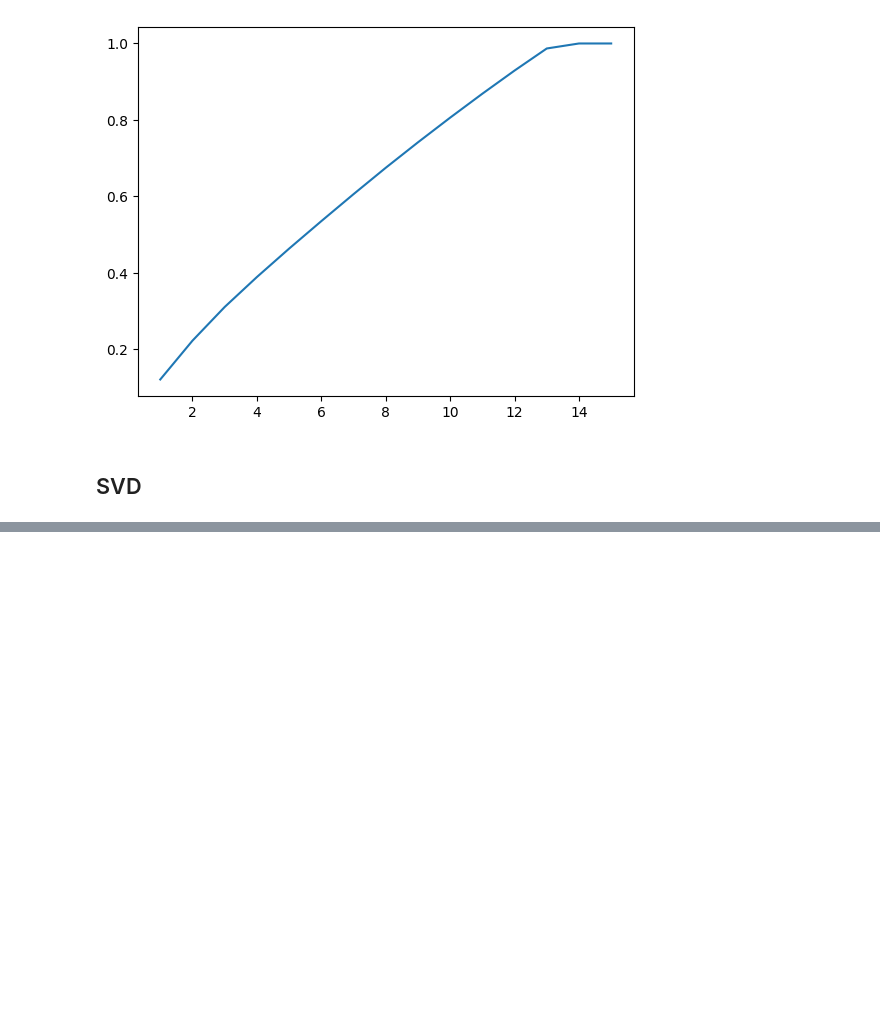
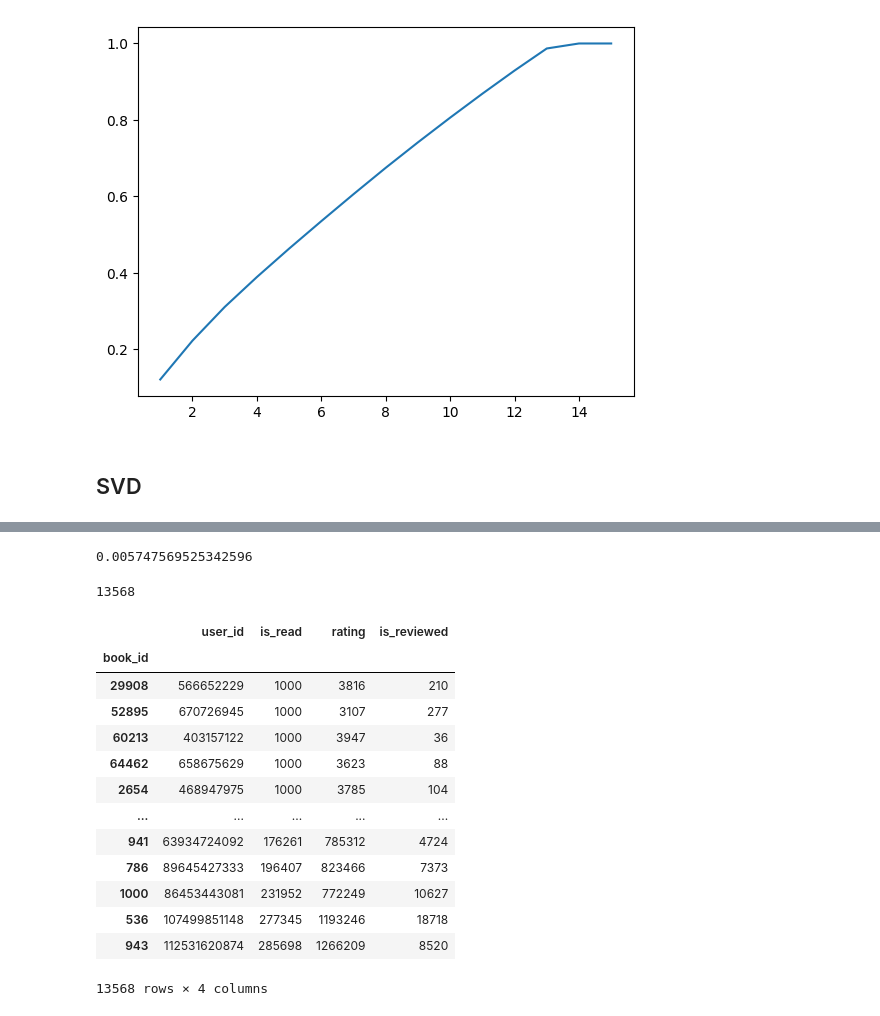
Before and after one commit to sean-r-duffy/DS5230-Final, a Jupyter notebook: embedding_creation_v1.ipynb, the cells around one changed output, grey strips where cells are left out. Drawn from its saved outputs; the diff is of its cells as text; code cells hidden in the pictures; blank space fills up the shorter version.

```diff
--- a/embedding_creation_v1.ipynb
+++ b/embedding_creation_v1.ipynb
@@ -86,0 +163,2 @@ ValueError: All arrays must be of the same length
+# %%
+int_df = pd.read_csv('data/goodreads_interactions.csv')
@@ -86,0 +173,2 @@ ValueError: All arrays must be of the same length
+# %%
+read_counts = int_df.groupby(by='book_id').sum().sort_values('is_read', ascending=False)
@@ -86,0 +197,27 @@ ValueError: All arrays must be of the same length
+# %%
+len(read_counts[read_counts.is_read >= 1000])/len(read_counts)
+# %% [output]
+0.005747569525342596
+# %%
+len(read_counts[read_counts.is_read >= 1000])
+# %% [output]
+13568
+# %%
+read_counts = read_counts[read_counts.is_read >= 1000]
+# %%
+read_counts.sort_values('is_read')
+# %% [output]
+|  | user_id | is_read | rating | is_reviewed |
+| book_id |  |  |  |  |
+| 29908 | 566652229 | 1000 | 3816 | 210 |
+| 52895 | 670726945 | 1000 | 3107 | 277 |
+| 60213 | 403157122 | 1000 | 3947 | 36 |
+| 64462 | 658675629 | 1000 | 3623 | 88 |
+| 2654 | 468947975 | 1000 | 3785 | 104 |
+| ... | ... | ... | ... | ... |
+| 941 | 63934724092 | 176261 | 785312 | 4724 |
+| 786 | 89645427333 | 196407 | 823466 | 7373 |
+| 1000 | 86453443081 | 231952 | 772249 | 10627 |
+| 536 | 107499851148 | 277345 | 1193246 | 18718 |
+| 943 | 112531620874 | 285698 | 1266209 | 8520 |
+13568 rows × 4 columns
```
Also changed, not shown: parts of 23 cells of this notebook.
